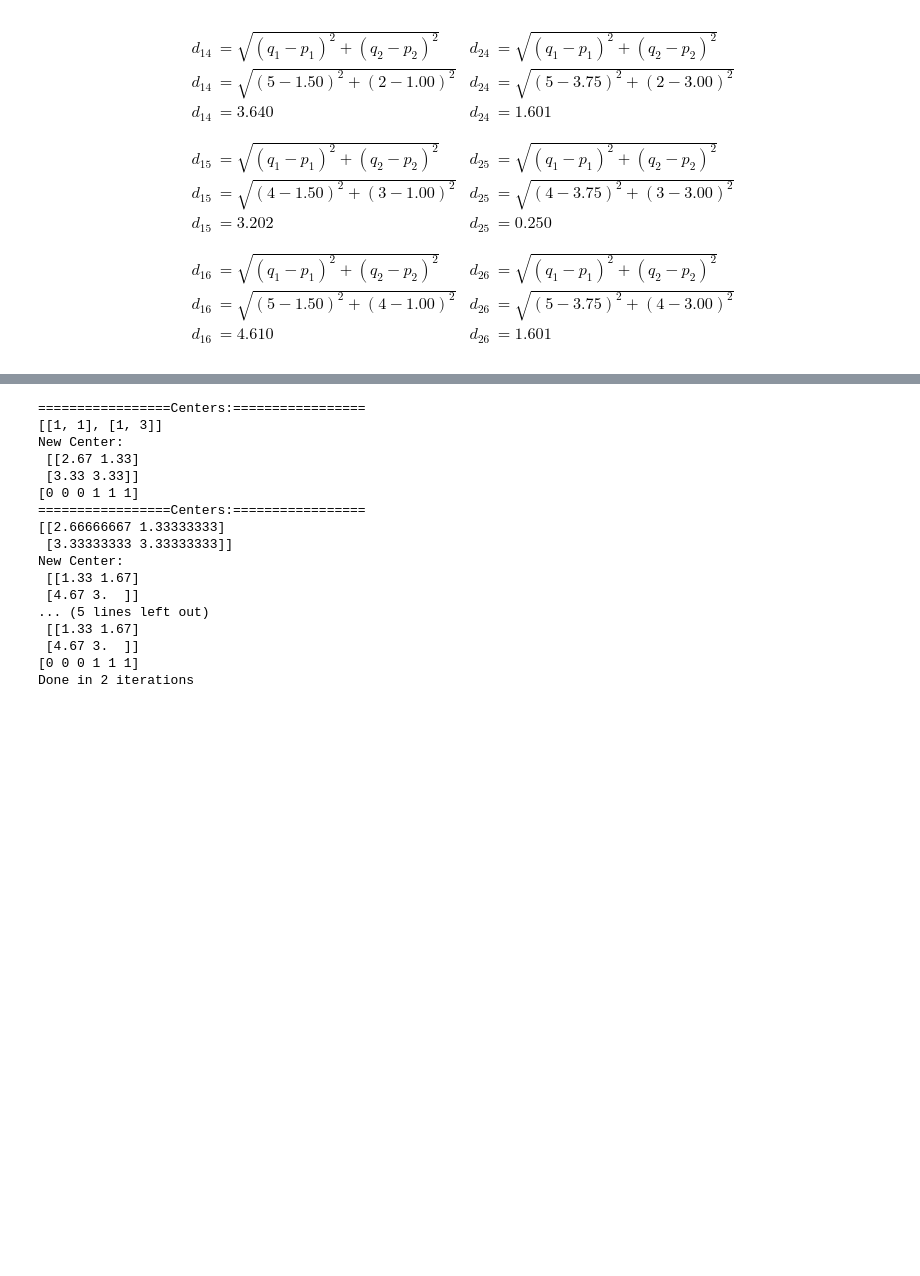
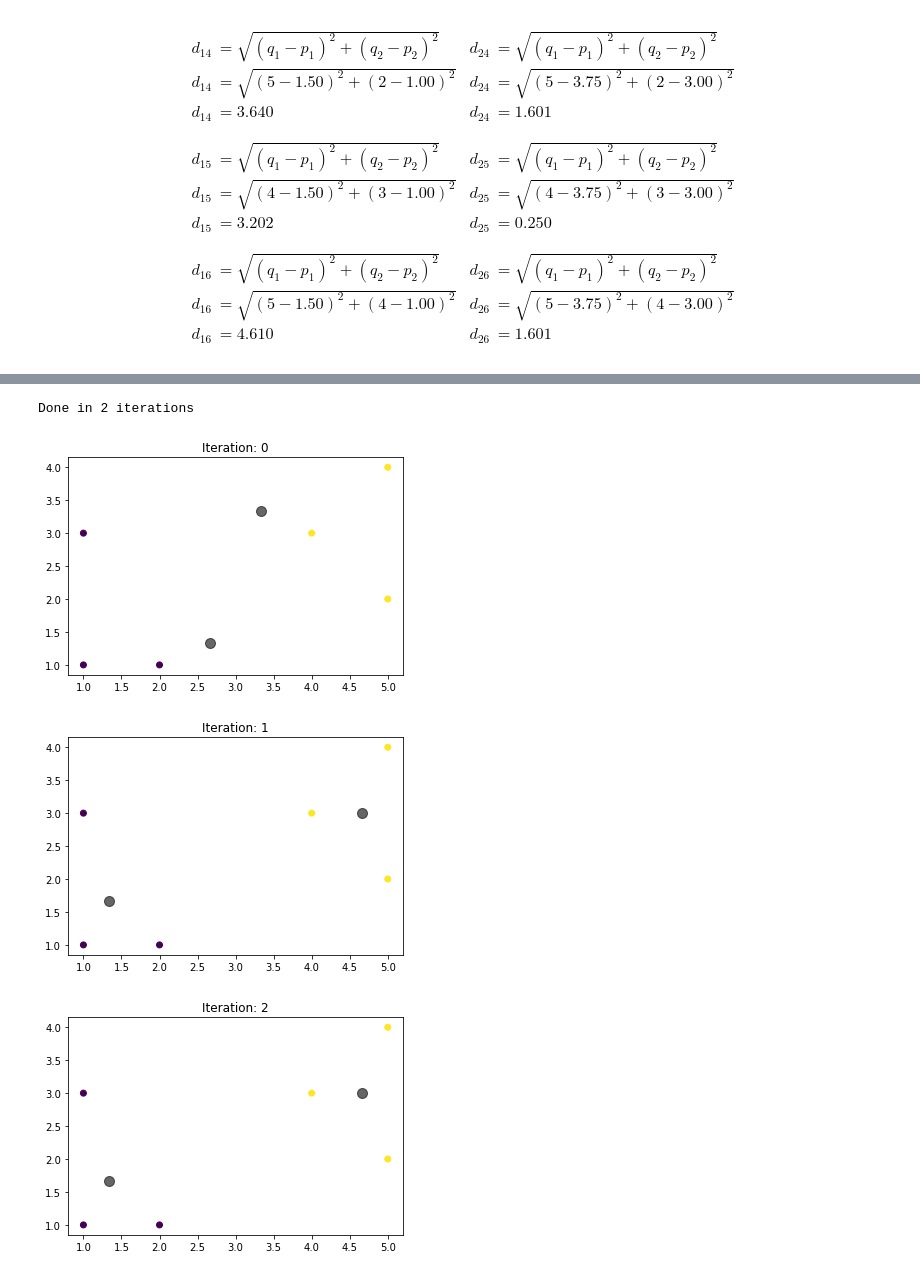
Before and after one commit to rrwabina/RADI608, a Jupyter notebook: Python Lectures/06 KMeans/scripts/assignment.ipynb, the cells around one changed output, grey strips where cells are left out. Cells and saved outputs as stored; diff of their text form; code cells hidden in the pictures; blank space fills up the shorter version.

```diff
--- a/Python Lectures/06 KMeans/scripts/assignment.ipynb
+++ b/Python Lectures/06 KMeans/scripts/assignment.ipynb
@@ -246,17 +253,0 @@ Note: In case of Python Markdown errors, you may access the assignment through t
-# %%
-import numpy as np
-import matplotlib.pyplot as plt
-from time import time
-from sklearn.metrics import pairwise_distances_argmin
-
-def distance_formula(data, centroids):
-    distance = []
-    for value in data:
-        for center in centroids:
-            dis = np.sqrt((value[0] - center[0])**2 + (value[1] - center[1])**2)
-            distance.append(dis)
-    return distance
-# %%
-X = [[1, 1], [2, 1], [1, 3], [5, 2], [4, 3], [5, 4]]
-centroid2 = [[2.67, 1.33], [3.33, 3.33]]
-distance_formula(X, centroid2)
@@ -276,11 +254,13 @@ distance_formula(X, centroid2)
 # %%
+import numpy as np
+import matplotlib.pyplot as plt
+from time import time
+from sklearn.metrics import pairwise_distances_argmin
 
-
-X = [[1, 1], [2, 1], [1, 3], [5, 2], [4, 3], [5, 4]]
-centroids = [[1, 1], [1, 3]]
-centroid2 = [[2.67, 1.33], [3.33, 3.33]]
-centroid3 = [[1.50, 1.00], [3.75, 3.00]]
 def distance_formula(data, centroids):
+    '''
+    Euclidean Distance from scratch
+    '''
     distance = []
     for value in data:
         for center in centroids:
@@ -289,56 +269,48 @@ def distance_formula(data, centroids):
     return distance
 
 def kmeans(X, initial_centers, n_clusters = 2):
+    '''
+    KMeans algorithm with two parameters:
+        X:                  Matrix/Array: Data
+        initial_clusters:   Array: Initial centroids
+        n_clusters:         Integer: number of clusters
+    '''
     m, n = X.shape
     centers = initial_centers
     iteration = 0
     while True:
-        print(f'=================Centers:=================')
-        print(centers)
+
+        '''Pairwise Distance from sklearn = Euclidean Distance'''
         labels = pairwise_distances_argmin(X, centers)
         new_centers = []
         for i in range(n_clusters):
             new_centers.append(X[labels == i].mean(axis=0))
         new_centers = np.array(new_centers)
-        print(f'New Center: \n {np.round(new_centers, 2)}')
 
         pred = pairwise_distances_argmin(X, new_centers)
-        print(pred)
-        # plt.figure(figsize=(5, 2))
-        # plt.title(f"Iteration: {iteration}")
-        # plt.scatter(X[:, 0], X[:, 1], c=pred)
-        # plt.scatter(new_centers[:, 0], new_centers[:, 1], s=100, c = "black", alpha = 0.6)
+
+        plt.figure(figsize=(6, 4))
+        plt.title(f"Iteration: {iteration}")
+        plt.scatter(X[:, 0], X[:, 1], c=pred)
+        plt.scatter(new_centers[:, 0], new_centers[:, 1], s=100, c = "black", alpha = 0.6)
 
         if(np.allclose(centers, new_centers)):
             break
         else:
             centers = new_centers
             iteration += 1
-    print(f"Done in {iteration} iterations")
+    print(f'Done in {iteration} iterations')
     return centers
 
 def predict(X, centers):
     return pairwise_distances_argmin(X, centers)
 
 X = np.array([[1, 1], [2, 1], [1, 3], [5, 2], [4, 3], [5, 4]])
 initial_centers = [[1, 1], [1, 3]]
 start = time()
 preds = predict(X, kmeans(X, initial_centers))
 # %% [output]
-=================Centers:=================
-[[1, 1], [1, 3]]
-New Center:
- [[2.67 1.33]
- [3.33 3.33]]
-[0 0 0 1 1 1]
-=================Centers:=================
-[[2.66666667 1.33333333]
- [3.33333333 3.33333333]]
-New Center:
- [[1.33 1.67]
- [4.67 3.  ]]
-... (5 lines left out)
- [[1.33 1.67]
- [4.67 3.  ]]
-[0 0 0 1 1 1]
 Done in 2 iterations
+[figure, added]
+[figure, added]
+[figure, added]
```
Also changed, not shown: parts of 4 cells of this notebook.
